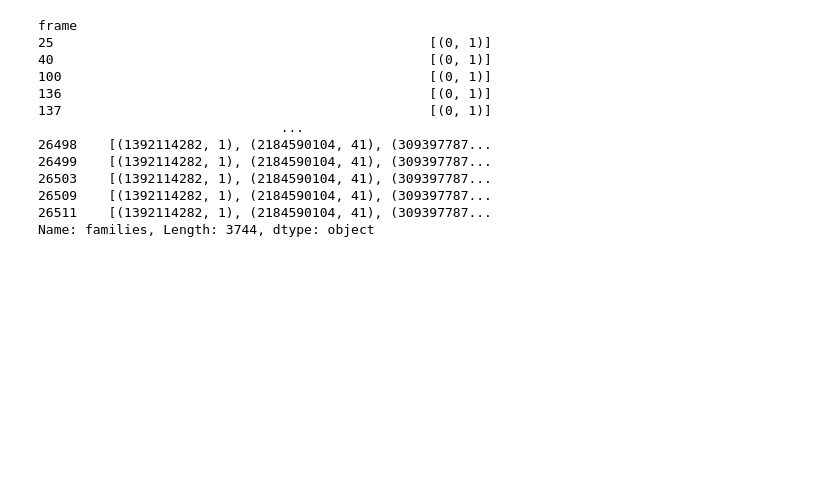
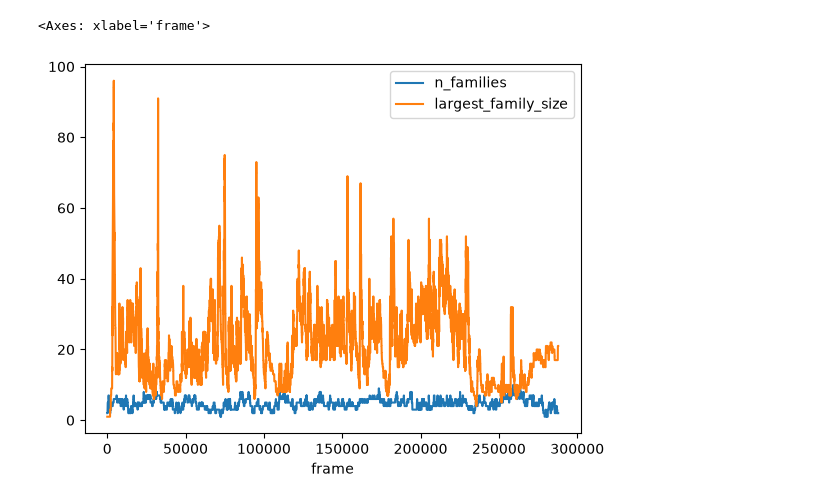
Before and after one commit to losredoe132/creatures, a Jupyter notebook: analysis/analysis.ipynb, the cells around one changed output. Saved outputs shown, nothing was run; the diff lists cells and outputs as text; code cells hidden in the pictures; blank space fills up the shorter version.

```diff
--- a/analysis/analysis.ipynb
+++ b/analysis/analysis.ipynb
@@ -97,16 +104,11 @@ df.tail(25)
 # %%
-df["families"].str.split("|").apply(lambda x: [tuple(map(int, f.split(":"))) for f in x])
+
+df["families"] = df["families"].str.split("|").apply(lambda x: [tuple(map(int, f.split(":"))) for f in x])
-# %% [output]
-frame
-25                                                [(0, 1)]
-40                                                [(0, 1)]
-100                                               [(0, 1)]
-136                                               [(0, 1)]
-137                                               [(0, 1)]
-                               ...
-26498    [(1392114282, 1), (2184590104, 41), (309397787...
-26499    [(1392114282, 1), (2184590104, 41), (309397787...
-26503    [(1392114282, 1), (2184590104, 41), (309397787...
-26509    [(1392114282, 1), (2184590104, 41), (309397787...
-26511    [(1392114282, 1), (2184590104, 41), (309397787...
-Name: families, Length: 3744, dtype: object
+# %%
+def f(x):
+    return {"n_families": len(x), "largest_family_size": max(x, key=lambda i: i[1])[1]}
+df_fam = df["families"].apply(f).apply(pd.Series)
+df_fam.plot()
+# %% [output]
+<Axes: xlabel='frame'>
+[figure, added]
```
Also changed, not shown: parts of 9 cells of this notebook, 3 other files.
